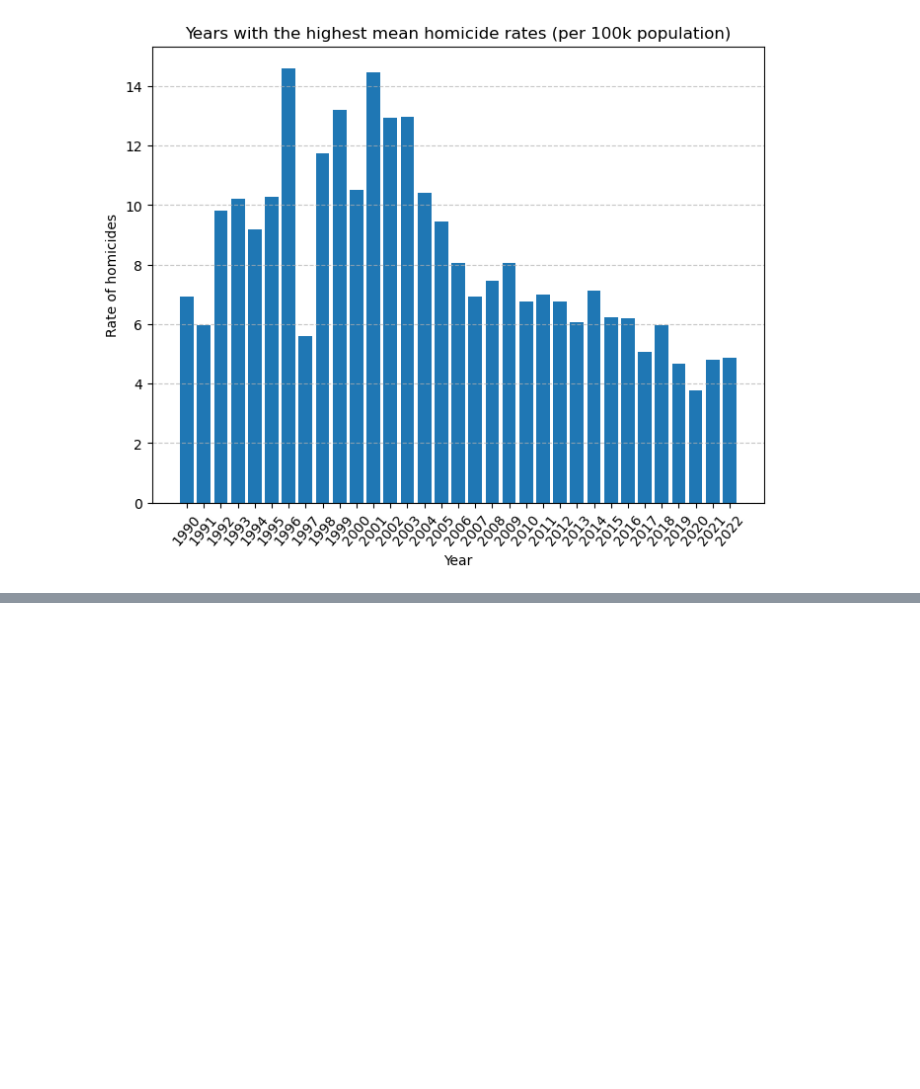
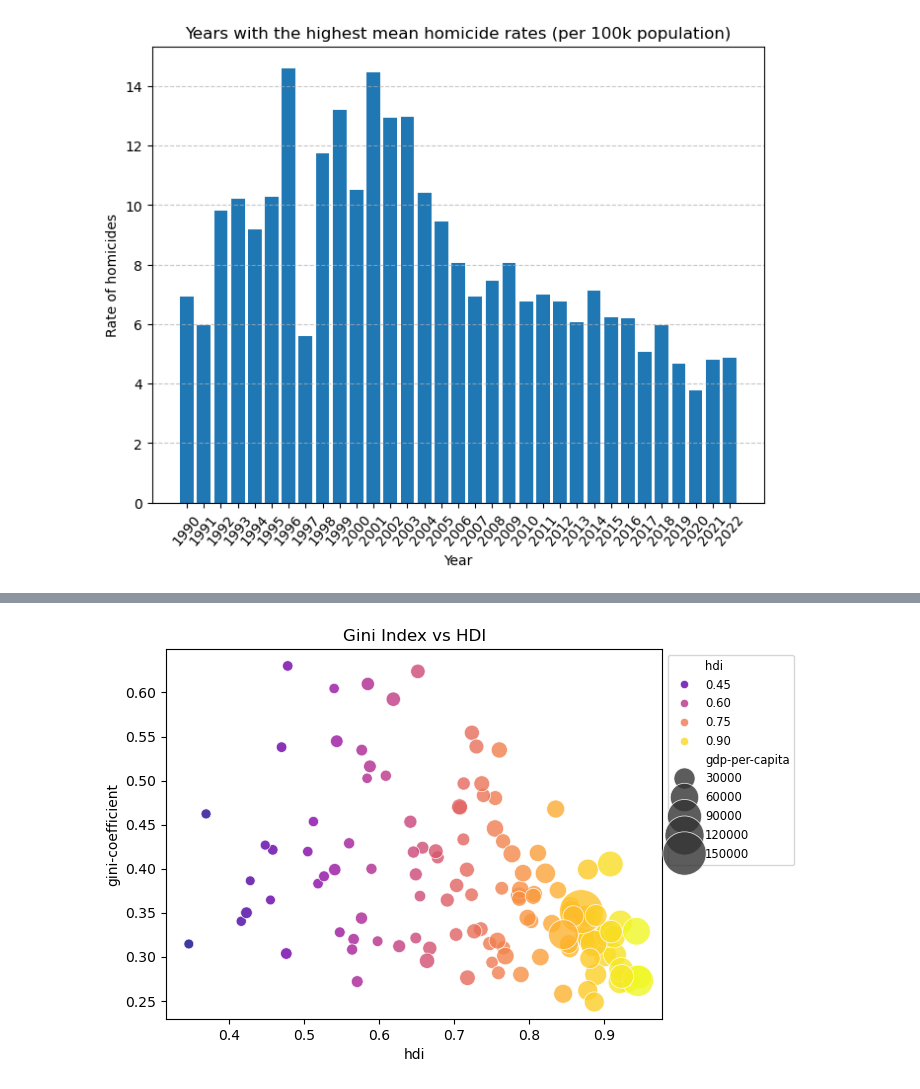
Before and after one commit to Phenriqx/global-homicide-rate-predictor, a Jupyter notebook: notebooks/HomicideRates.ipynb, the cells around one changed output, grey strips where cells are left out. Drawn from its saved outputs; the diff is of its cells as text; code cells hidden in the pictures; blank space fills up the shorter version.

```diff
--- a/notebooks/HomicideRates.ipynb
+++ b/notebooks/HomicideRates.ipynb
@@ -250,0 +250,39 @@ corr
+# %%
+df_grouped = df.groupby('entity').agg({
+    'gini-coefficient': 'mean',
+    'gdp-per-capita': 'mean',
+    'hdi': 'mean',
+    'homicide-rate-100000': 'mean',
+    'urbanization': 'mean',
+    'political-corruption-index': 'mean',
+    'rule-of-law-index': 'mean',
+}).reset_index()
+
+sns.scatterplot(x='hdi', y='gini-coefficient',
+                palette='plasma',
+                hue='hdi',
+                data=df_grouped,
+                size='gdp-per-capita', sizes=(50, 1000),
+                legend='brief',
+                alpha=0.8
+)
+plt.legend(loc='best', fontsize='small', bbox_to_anchor=(1, 1))
+
+outlier = df_grouped[df_grouped["gdp-per-capita"] >= 130000]
+outlier # qatar -> high hdi, highest gdp per capita and low gini index
+
+# in the graph below we can see the relation between gdp per capita, hdi and gini index.
+# countries with higher hdi tend to have less inequality and higher gdp per capita
+
+# we can change the parameters to help us better understand the correlations in the data
+# if we change the {size} parameter to homicide-rate-100000 we can see that the countries with low gini index and low/medium-low hdi have higher homicide rates
+# and those countries with high gdp per capita have low homicide rates
+
+outlier_2 = df_grouped[(df_grouped['hdi'] >= 0.7) & (df_grouped['gini-coefficient'] < 0.45) & (df_grouped['homicide-rate-100000'] > 15)]
+outlier_2 # russia -> high gdp per capita, low gini index and yet a high homicide rate considering the other aspects
+
+plt.title('Gini Index vs HDI')
+plt.savefig('../reports/figures/hdi-giniIndex-relation.png', dpi=300, bbox_inches='tight')
+# plt.close()
+# %% [output]
+[figure, added]
```
Also changed, not shown: parts of 6 cells of this notebook, 6 other files.
